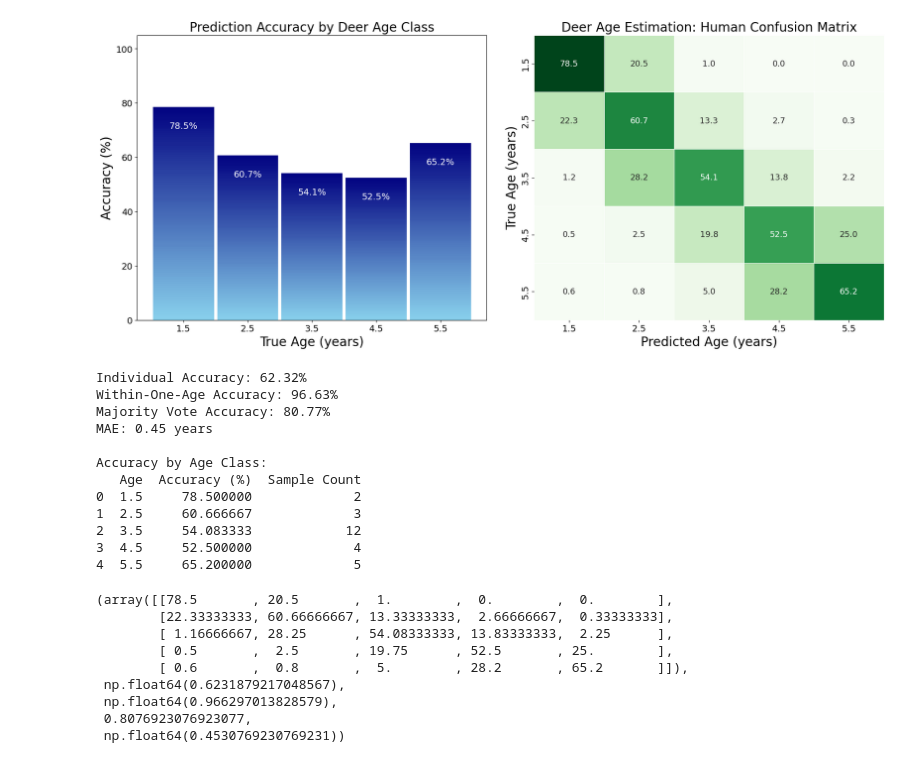
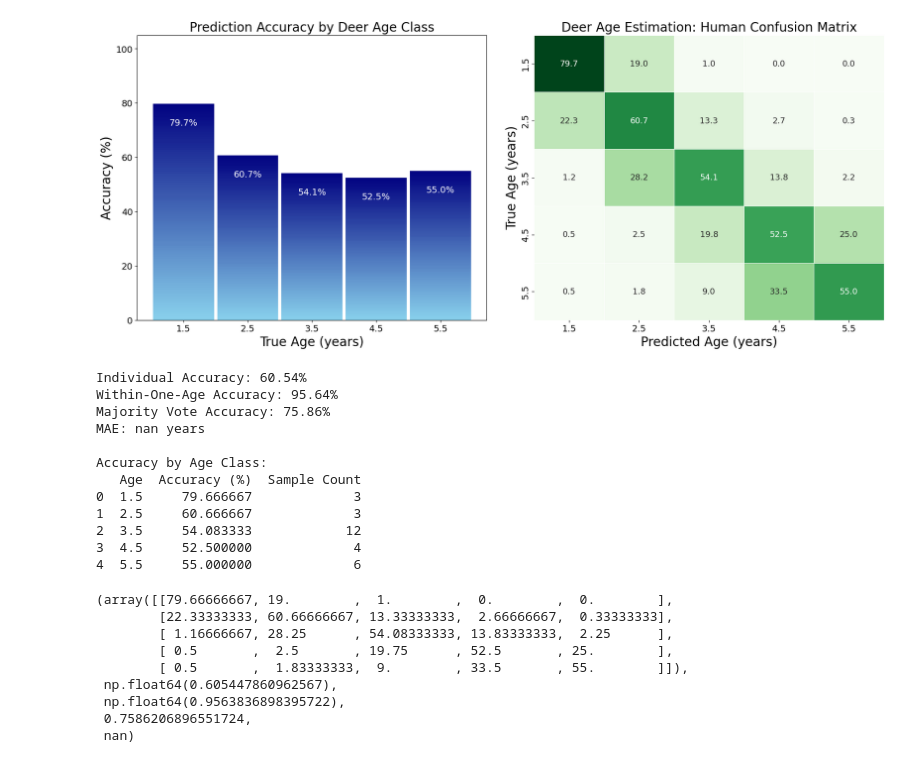
Before and after one commit to ajpung/buck, a Jupyter notebook: examples/Statistics.ipynb, the cells around one changed output. Drawn from its saved outputs; the diff is of its cells as text; code cells hidden in the pictures.

```diff
--- a/examples/Statistics.ipynb
+++ b/examples/Statistics.ipynb
@@ -141,53 +141,53 @@ def create_confusion_matrix(data_file, output_file_prefix='deer_analysis'):
         'Age': age_classes,
         'Accuracy (%)': [confusion_matrix[i, i] for i in range(5)],
         'Sample Count': [len(df[df['Correct'] == age]) for age in age_classes]
     })
 
     print("\nAccuracy by Age Class:")
     print(accuracy_summary)
 
     return confusion_matrix, accuracy, within_one_accuracy, majority_accuracy, mae
 
 def calculate_mae(df, age_classes):
     """Calculate Mean Absolute Error for the dataset"""
     total_error = 0
     total_samples = 0
 
     for _, row in df.iterrows():
         true_age = row['Correct']
         weighted_error = 0
 
         for age in age_classes:
             # Weight by percentage of votes
             weighted_error += abs(age - true_age) * (row[str(age)] / 100)
 
         total_error += weighted_error
         total_samples += 1
 
     return total_error / total_samples
 
 # Example usage
-create_confusion_matrix('../images/survey_data.csv')
+create_confusion_matrix('../images/image_metadata.csv')
 # %% [output]
-[figure, old version]
+[figure, new version]
-Individual Accuracy: 62.32%
-Within-One-Age Accuracy: 96.63%
-Majority Vote Accuracy: 80.77%
-MAE: 0.45 years
+Individual Accuracy: 60.54%
+Within-One-Age Accuracy: 95.64%
+Majority Vote Accuracy: 75.86%
+MAE: nan years
 
 Accuracy by Age Class:
    Age  Accuracy (%)  Sample Count
-0  1.5     78.500000             2
+0  1.5     79.666667             3
 1  2.5     60.666667             3
 2  3.5     54.083333            12
 3  4.5     52.500000             4
-4  5.5     65.200000             5
+4  5.5     55.000000             6
-(array([[78.5       , 20.5       ,  1.        ,  0.        ,  0.        ],
+(array([[79.66666667, 19.        ,  1.        ,  0.        ,  0.        ],
         [22.33333333, 60.66666667, 13.33333333,  2.66666667,  0.33333333],
         [ 1.16666667, 28.25      , 54.08333333, 13.83333333,  2.25      ],
         [ 0.5       ,  2.5       , 19.75      , 52.5       , 25.        ],
-        [ 0.6       ,  0.8       ,  5.        , 28.2       , 65.2       ]]),
- np.float64(0.6231879217048567),
- np.float64(0.966297013828579),
- 0.8076923076923077,
- np.float64(0.4530769230769231))
+        [ 0.5       ,  1.83333333,  9.        , 33.5       , 55.        ]]),
+ np.float64(0.605447860962567),
+ np.float64(0.9563836898395722),
+ 0.7586206896551724,
+ nan)
```
Also changed, not shown: 3 other files.
